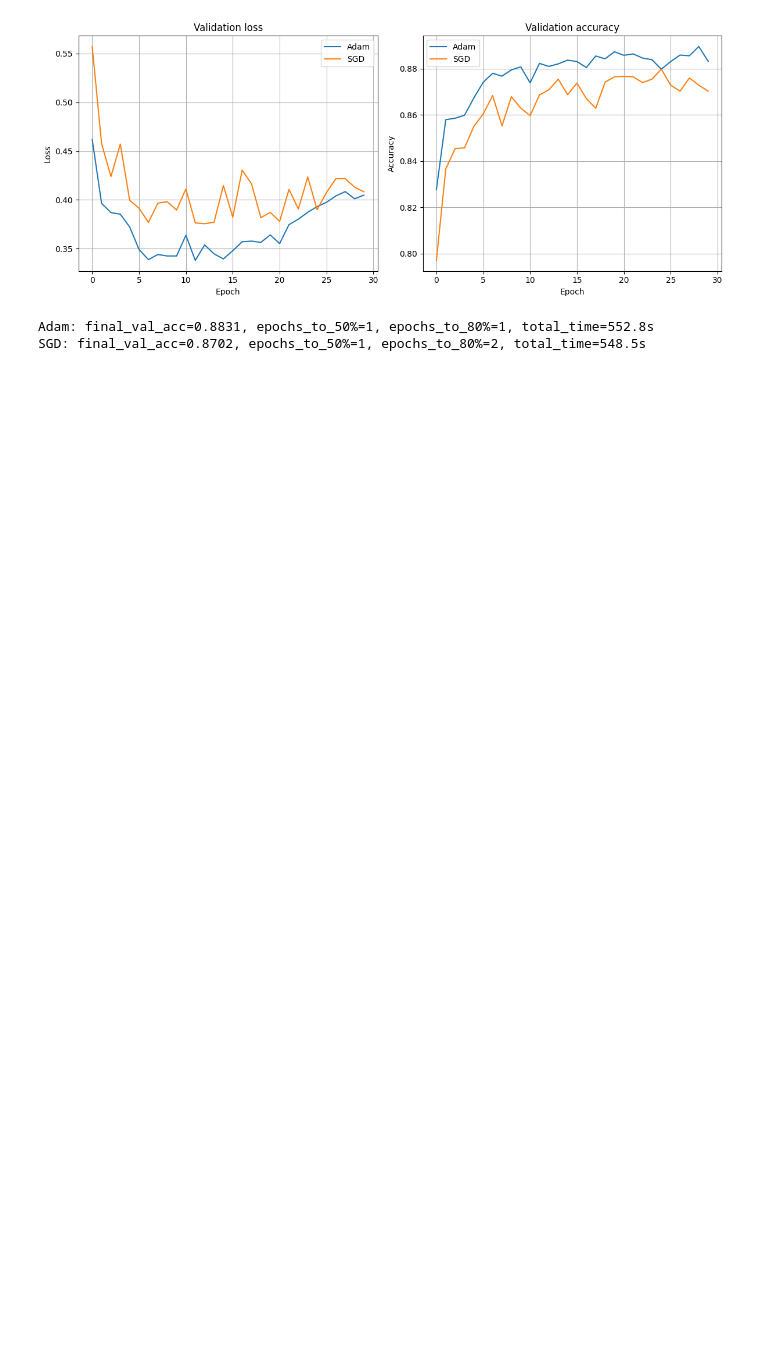
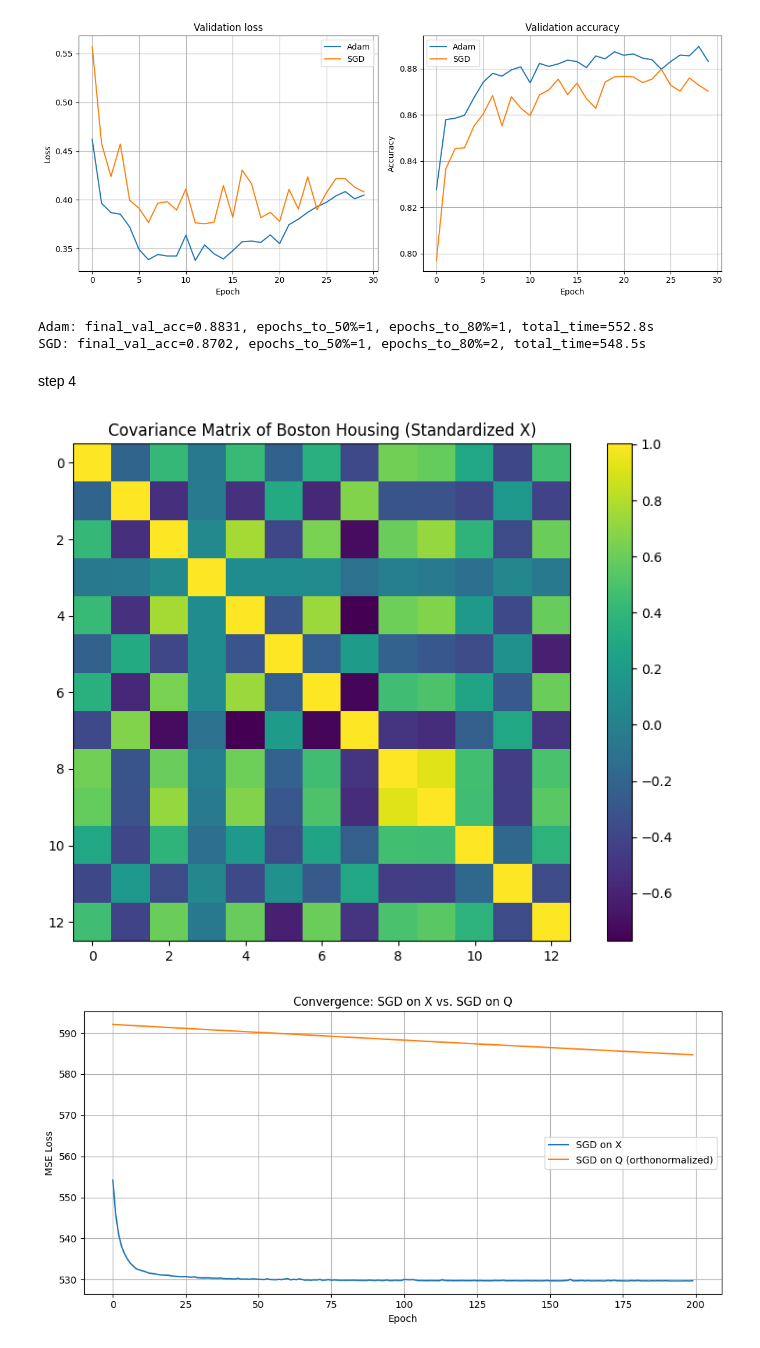
Before and after one commit to h-a-bhsht/data_mining, a Jupyter notebook: hw4.ipynb, the cells around one changed output. Cells and saved outputs as stored; diff of their text form; code cells hidden in the pictures; blank space fills up the shorter version.

Commit message:
hw4 - step 4

```diff
--- a/hw4.ipynb
+++ b/hw4.ipynb
@@ -620,3 +620,81 @@ Saved plot: adam_vs_sgd_val.png
 [figure]
 Adam: final_val_acc=0.8831, epochs_to_50%=1, epochs_to_80%=1, total_time=552.8s
 SGD: final_val_acc=0.8702, epochs_to_50%=1, epochs_to_80%=2, total_time=548.5s
+# %% [markdown]
+step 4
+# %%
+import numpy as np
+import matplotlib.pyplot as plt
+from sklearn.datasets import fetch_california_housing
+from sklearn.preprocessing import StandardScaler
+import pandas as pd
+
+# data = fetch_california_housing()
+# X = data.data
+# y = data.target.reshape(-1, 1)
+
+data_url = "http://lib.stat.cmu.edu/datasets/boston"
+raw_df = pd.read_csv(data_url, sep="\s+", skiprows=22, header=None)
+data = np.hstack([raw_df.values[::2, :], raw_df.values[1::2, :2]])
+target = raw_df.values[1::2, 2].reshape(-1, 1)
+X = data.copy()
+y = target.copy()
+
+scaler = StandardScaler()
+X = scaler.fit_transform(X)
+
+n, d = X.shape
+
+cov = np.cov(X, rowvar=False)
+
+plt.figure(figsize=(8,6))
+plt.imshow(cov, cmap='viridis')
+plt.colorbar()
+plt.title("Covariance Matrix of Boston Housing (Standardized X)")
+plt.tight_layout()
+plt.show()
+
+Q, R = np.linalg.qr(X)
+
+def sgd_linear_regression(X, y, lr=0.01, epochs=200, batch_size=32):
+    n, d = X.shape
+    w = np.zeros((d, 1))
+
+    losses = []
+    for epoch in range(epochs):
+        # shuffle
+        idx = np.random.permutation(n)
+        X_shuffled = X[idx]
+        y_shuffled = y[idx]
+
+        # mini-batch SGD
+        for i in range(0, n, batch_size):
+            xb = X_shuffled[i:i+batch_size]
+            yb = y_shuffled[i:i+batch_size]
+
+            pred = xb @ w
+            grad = (1/len(xb)) * xb.T @ (pred - yb)
+            w = w - lr * grad
+
+        # compute loss at epoch end
+        loss = np.mean((X @ w - y)**2)
+        losses.append(loss)
+
+    return w, losses
+
+w_X, losses_X = sgd_linear_regression(X, y, lr=0.01, epochs=200)
+w_Q, losses_Q = sgd_linear_regression(Q, y, lr=0.01, epochs=200)
+
+plt.figure(figsize=(10,5))
+plt.plot(losses_X, label="SGD on X")
+plt.plot(losses_Q, label="SGD on Q (orthonormalized)")
+plt.xlabel("Epoch")
+plt.ylabel("MSE Loss")
+plt.title("Convergence: SGD on X vs. SGD on Q")
+plt.legend()
+plt.grid(True)
+plt.tight_layout()
+plt.show()
+# %% [output]
+[figure, added]
+[figure, added]
```
